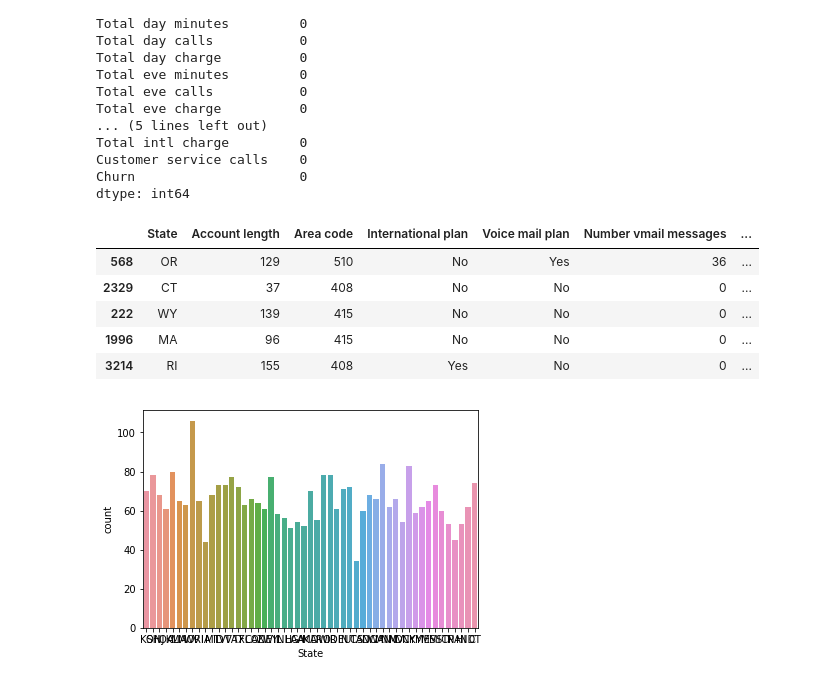
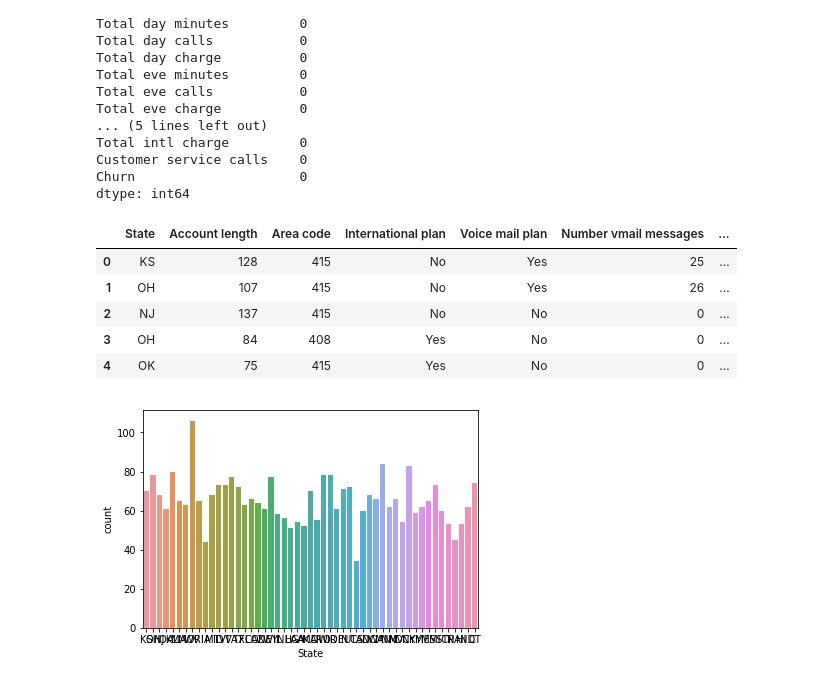
Before and after one commit to kangand/1000ml, a Jupyter notebook: unit5_project/Data prep.ipynb, the cells around one changed output. Cells and saved outputs as stored; diff of their text form; code cells hidden in the pictures.

```diff
--- a/unit5_project/Data prep.ipynb
+++ b/unit5_project/Data prep.ipynb
@@ -95,14 +95,14 @@ dtype: int64
 # %%
 #QC
 
-teledf.sample(5)
+teledf.head()
 # %% [output]
 |  | State | Account length | Area code | International plan | Voice mail plan | Number vmail messages | ... |
-| 568 | OR | 129 | 510 | No | Yes | 36 | ... |
-| 2329 | CT | 37 | 408 | No | No | 0 | ... |
-| 222 | WY | 139 | 415 | No | No | 0 | ... |
-| 1996 | MA | 96 | 415 | No | No | 0 | ... |
-| 3214 | RI | 155 | 408 | Yes | No | 0 | ... |
+| 0 | KS | 128 | 415 | No | Yes | 25 | ... |
+| 1 | OH | 107 | 415 | No | Yes | 26 | ... |
+| 2 | NJ | 137 | 415 | No | No | 0 | ... |
+| 3 | OH | 84 | 408 | Yes | No | 0 | ... |
+| 4 | OK | 75 | 415 | Yes | No | 0 | ... |
 # %%
 cat_var = ['State','Area code']
 bin_var = ['International plan', 'Voice mail plan']
```
Also changed, not shown: parts of 1 cell of this notebook, 2 other files.
